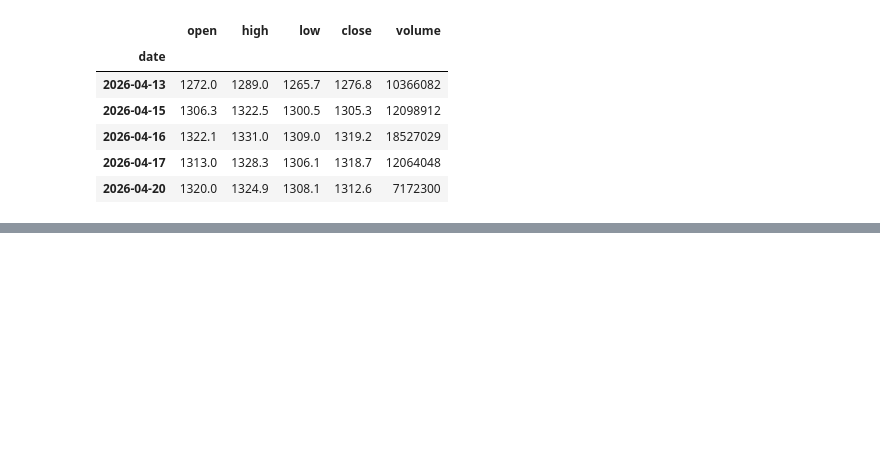
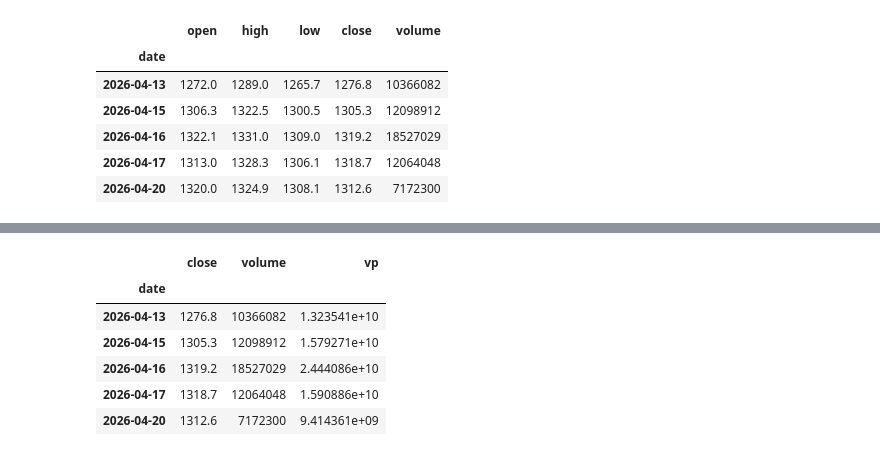
Before and after one commit to rajvarkala/asset-pricing, a Jupyter notebook: p2/research.ipynb, the cells around one changed output, grey strips where cells are left out. Saved outputs shown, nothing was run; the diff lists cells and outputs as text; code cells hidden in the pictures; blank space fills up the shorter version.

```diff
--- a/p2/research.ipynb
+++ b/p2/research.ipynb
@@ -138,3 +138,46 @@ def plot_daily(df: pd.DataFrame, symbol: str) -> None:
 plot_daily(infy, "INFY")
 # %% [output]
 [interactive output not drawn]
+# %%
+from sqlalchemy import text
+
+def fetch_daily_vp_sql(symbol: str, exchange: str = "NSE", years: int = 10) -> pd.DataFrame:
+    query = text("""
+        SELECT
+            dc.candle_date AS date,
+            dc.close AS close,
+            dc.volume AS volume,
+            (dc.volume * dc.close) AS vp
+        FROM daily_candles dc
+        JOIN instruments i
+            ON i.instrument_token = dc.instrument_token
+        WHERE i.tradingsymbol = :symbol
+          AND i.exchange = :exchange
+          AND dc.candle_date >= CURRENT_DATE - (:years * INTERVAL '1 year')
+        ORDER BY dc.candle_date
+    """)
+
+    with _engine.connect() as conn:
+        df = pd.read_sql(
+            query,
+            conn,
+            params={"symbol": symbol, "exchange": exchange, "years": years},
+            parse_dates=["date"],
+        )
+
+    if df.empty:
+        return df
+
+    df.set_index("date", inplace=True)
+    return df
+
+infy_vp_10y = fetch_daily_vp_sql("INFY", years=10)
+infy_vp_10y[["close", "volume", "vp"]].tail()
+# %% [output]
+|  | close | volume | vp |
+| date |  |  |  |
+| 2026-04-13 | 1276.8 | 10366082 | 1.323541e+10 |
+| 2026-04-15 | 1305.3 | 12098912 | 1.579271e+10 |
+| 2026-04-16 | 1319.2 | 18527029 | 2.444086e+10 |
+| 2026-04-17 | 1318.7 | 12064048 | 1.590886e+10 |
+| 2026-04-20 | 1312.6 | 7172300 | 9.414361e+09 |
```
Also changed, not shown: parts of 2 cells of this notebook, 5 other files.
